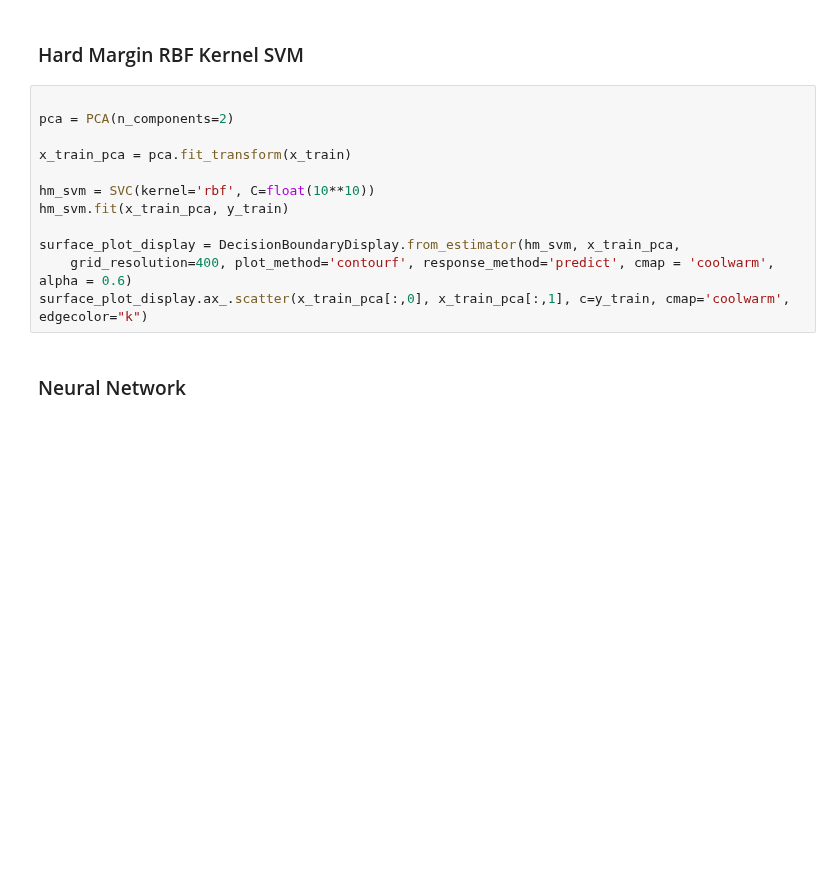
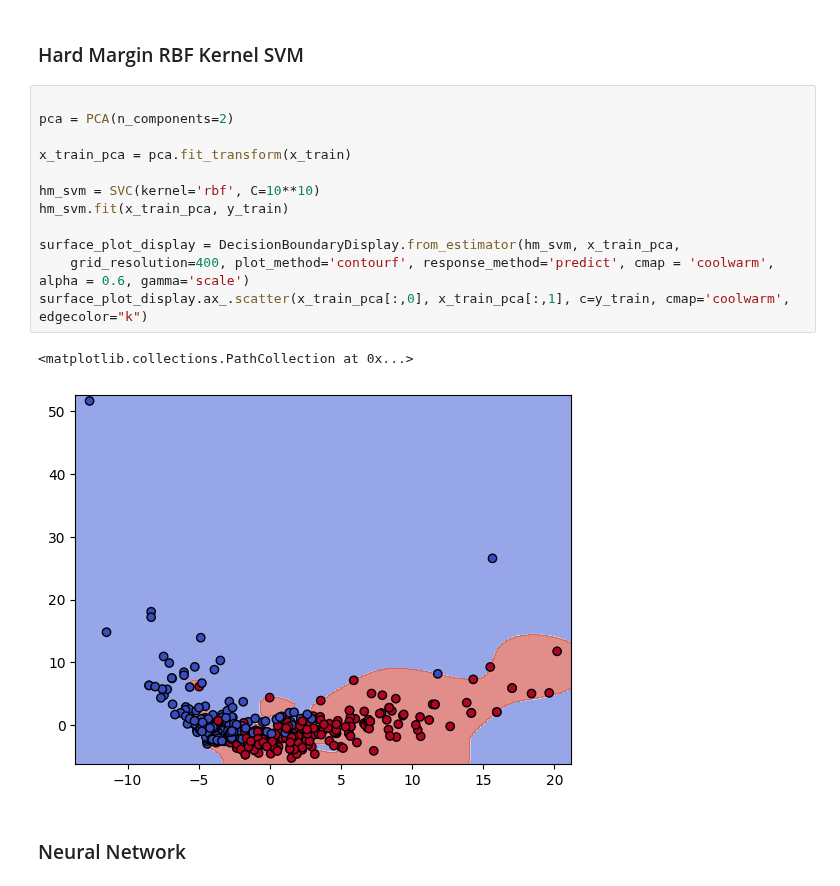
Before and after one commit to csprono/CS361-A3, a Jupyter notebook: task4.ipynb, the cells around one changed output. Cells and saved outputs as stored; diff of their text form; blank space fills up the shorter version.

```diff
--- a/task4.ipynb
+++ b/task4.ipynb
@@ -228,15 +218,18 @@ surface_plot_display.ax_.scatter(x_train_pca[:,0], x_train_pca[:,1], c=y_train,
 # %%
 
 pca = PCA(n_components=2)
 
 x_train_pca = pca.fit_transform(x_train)
 
-hm_svm = SVC(kernel='rbf', C=float(10**10))
+hm_svm = SVC(kernel='rbf', C=10**10)
 hm_svm.fit(x_train_pca, y_train)
 
 surface_plot_display = DecisionBoundaryDisplay.from_estimator(hm_svm, x_train_pca,
-    grid_resolution=400, plot_method='contourf', response_method='predict', cmap = 'coolwarm', alpha = 0.6)
+    grid_resolution=400, plot_method='contourf', response_method='predict', cmap = 'coolwarm', alpha = 0.6, gamma='scale')
 surface_plot_display.ax_.scatter(x_train_pca[:,0], x_train_pca[:,1], c=y_train, cmap='coolwarm', edgecolor="k")
+# %% [output]
+<matplotlib.collections.PathCollection at 0x...>
+[figure, added]
 # %% [markdown]
 ### Neural Network
 # %%
```
Also changed, not shown: parts of 8 cells of this notebook.
